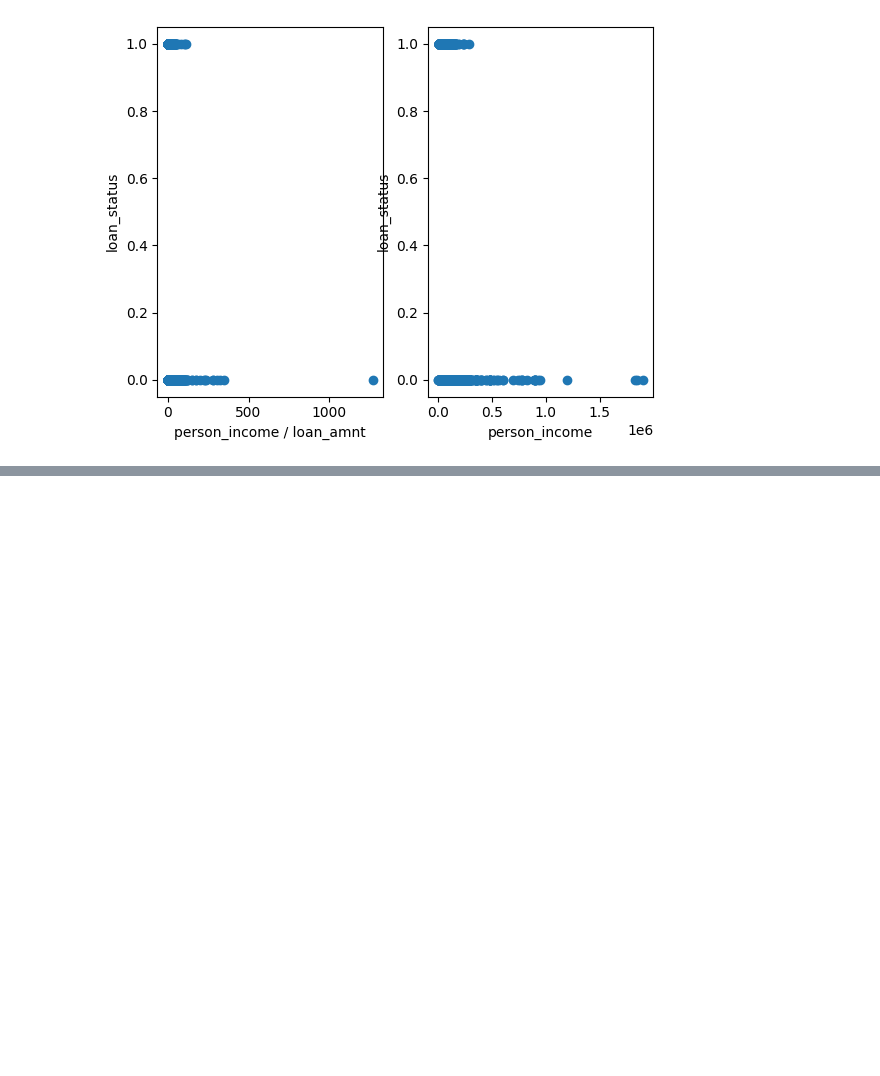
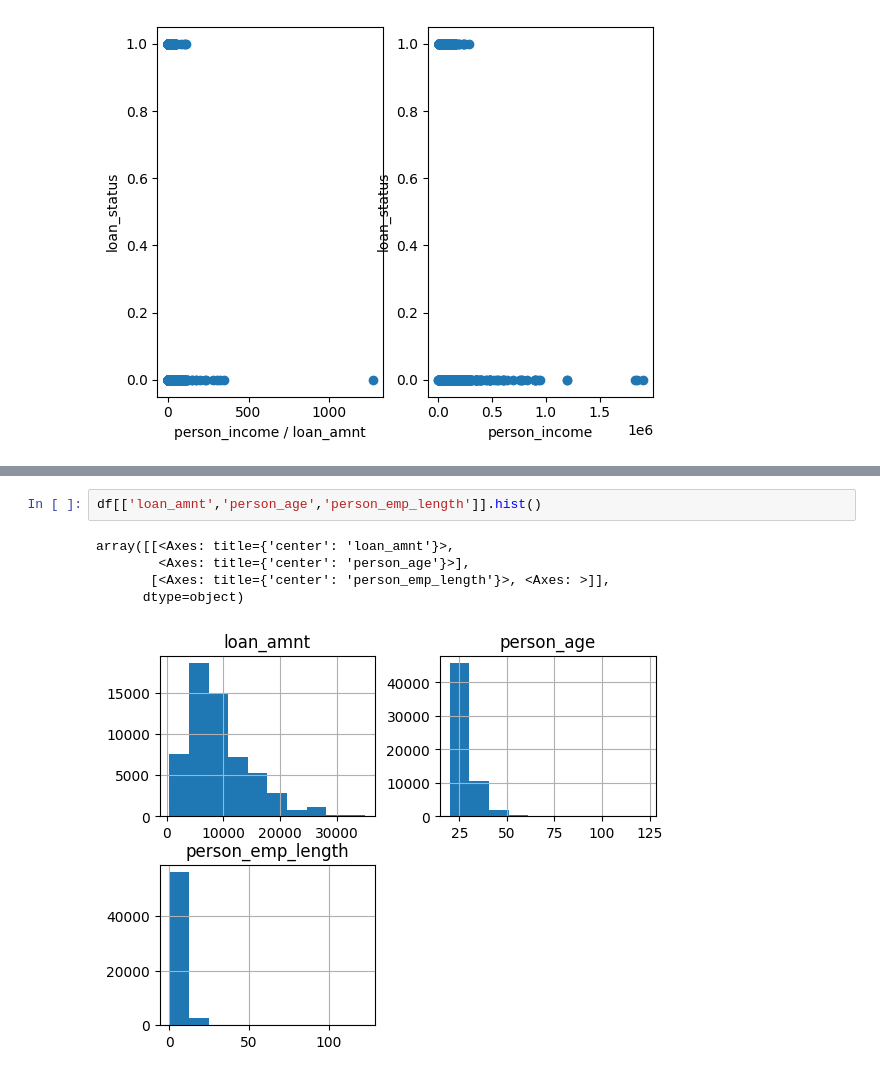
Before and after one commit to viniciuscantocosta/kaggle_loan_prediction, a Jupyter notebook: Loan Approval.ipynb, the cells around one changed output, grey strips where cells are left out. Saved outputs shown, nothing was run; the diff lists cells and outputs as text; blank space fills up the shorter version.

```diff
--- a/Loan Approval.ipynb
+++ b/Loan Approval.ipynb
@@ -91,0 +87,8 @@ plt.show()
+# %%
+df[['loan_amnt','person_age','person_emp_length']].hist()
+# %% [output]
+array([[<Axes: title={'center': 'loan_amnt'}>,
+        <Axes: title={'center': 'person_age'}>],
+       [<Axes: title={'center': 'person_emp_length'}>, <Axes: >]],
+      dtype=object)
+[figure, added]
```
Also changed, not shown: parts of 12 cells of this notebook.
